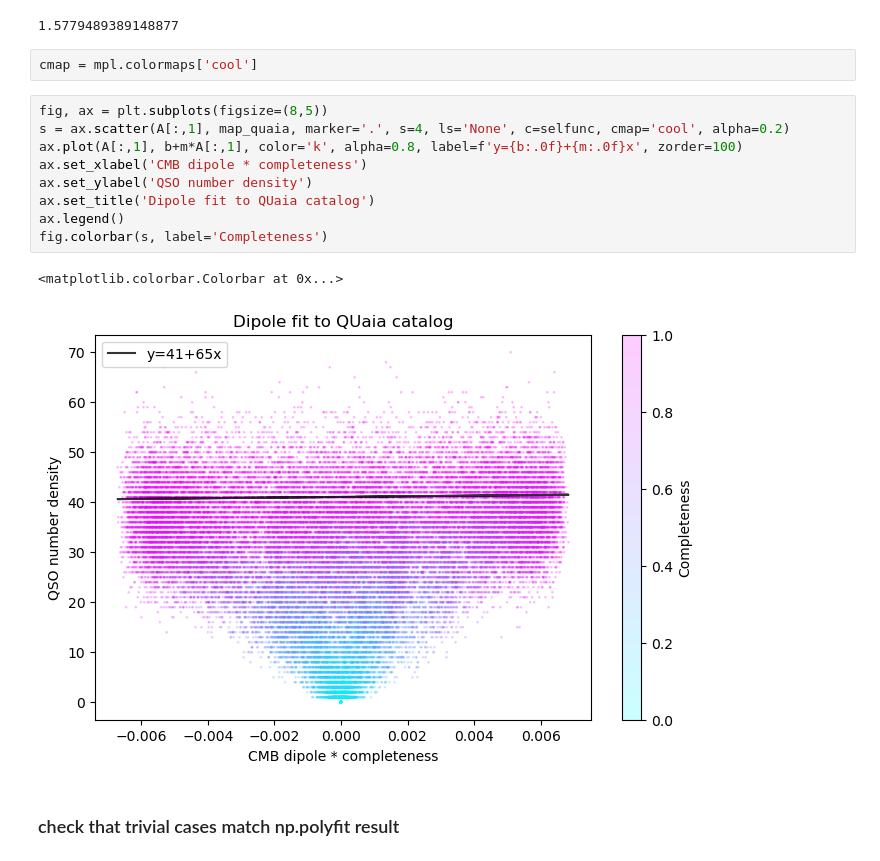
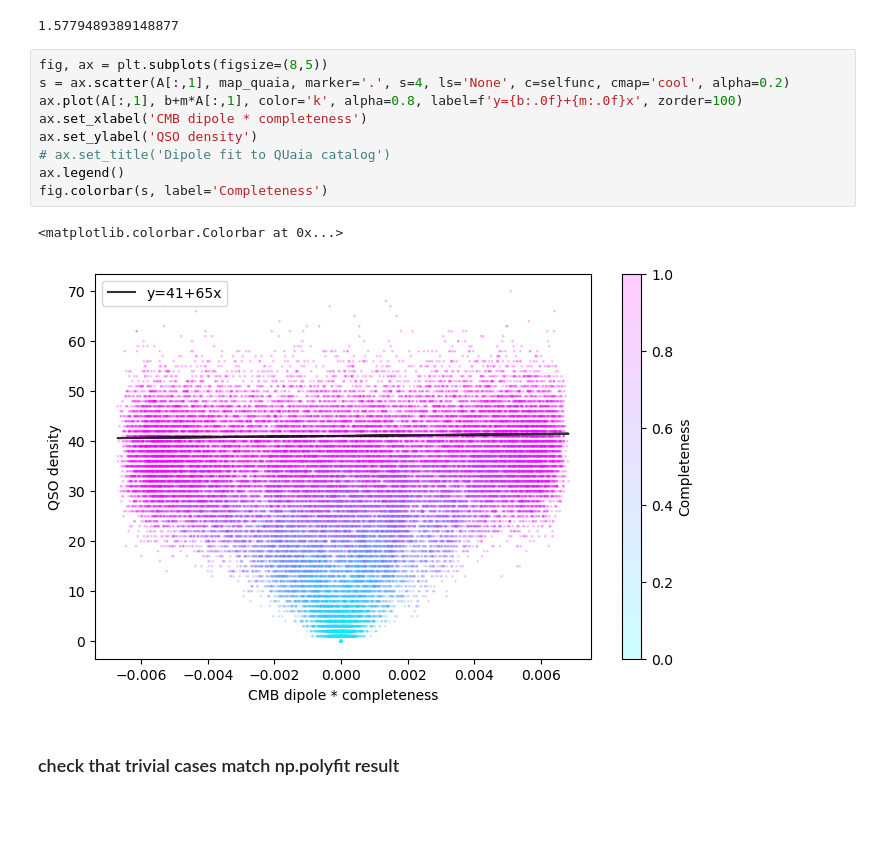
Before and after one commit to abbyw24/lss-dipoles, a Jupyter notebook: notebooks/expected_dipole_regression_13-7-23.ipynb, the cells around one changed output. Saved outputs shown, nothing was run; the diff lists cells and outputs as text; blank space fills up the shorter version.

```diff
--- a/notebooks/expected_dipole_regression_13-7-23.ipynb
+++ b/notebooks/expected_dipole_regression_13-7-23.ipynb
@@ -91,20 +91,18 @@ b, m
 m/b # --> gives us the dipole amplitude !
 # %% [output]
 1.5779489389148877
-# %%
-cmap = mpl.colormaps['cool']
 # %%
 fig, ax = plt.subplots(figsize=(8,5))
 s = ax.scatter(A[:,1], map_quaia, marker='.', s=4, ls='None', c=selfunc, cmap='cool', alpha=0.2)
 ax.plot(A[:,1], b+m*A[:,1], color='k', alpha=0.8, label=f'y={b:.0f}+{m:.0f}x', zorder=100)
 ax.set_xlabel('CMB dipole * completeness')
-ax.set_ylabel('QSO number density')
-ax.set_title('Dipole fit to QUaia catalog')
+ax.set_ylabel('QSO density')
+# ax.set_title('Dipole fit to QUaia catalog')
 ax.legend()
 fig.colorbar(s, label='Completeness')
 # %% [output]
 <matplotlib.colorbar.Colorbar at 0x...>
-[figure, old version]
+[figure, new version]
 # %% [markdown]
 ### check that trivial cases match np.polyfit result
 # %% [markdown]
```
Also changed, not shown: 1 other file.
